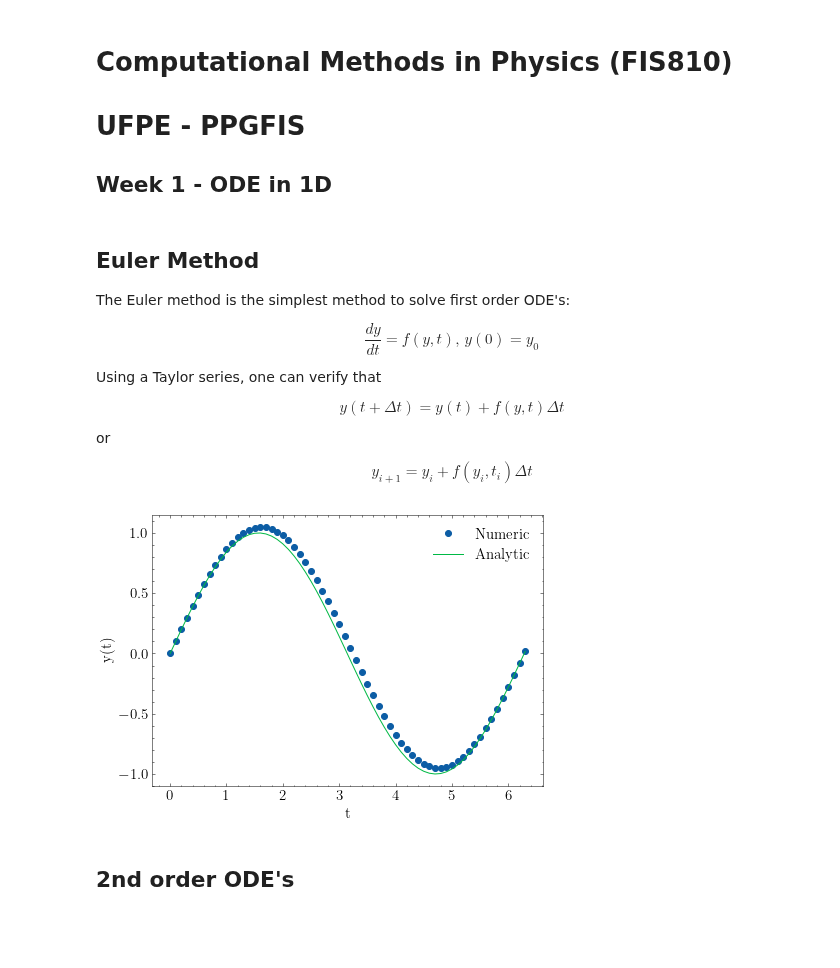
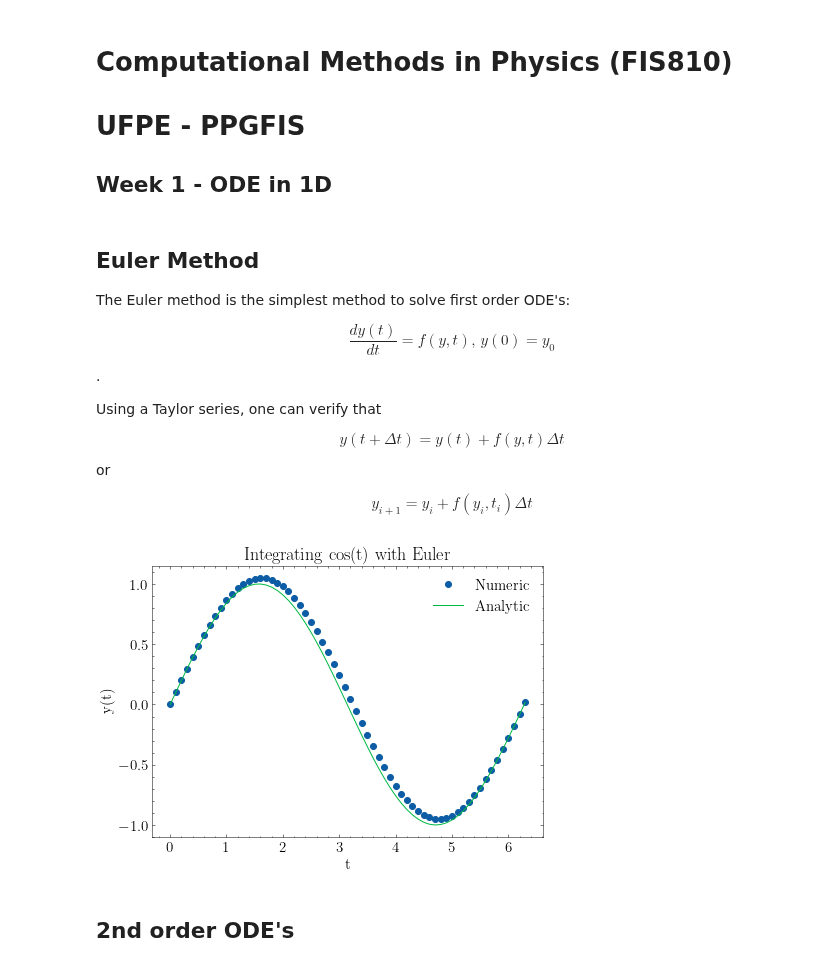
Before and after one commit to franklinzppa/fisica-computacional, a Jupyter notebook: week1.ipynb, the cells around one changed output. Drawn from its saved outputs; the diff is of its cells as text; code cells hidden in the pictures; blank space fills up the shorter version.

```diff
--- a/week1.ipynb
+++ b/week1.ipynb
@@ -20,7 +20,7 @@ plt.rcParams['text.usetex'] = True
 
 The Euler method is the simplest method to solve first order ODE's:
 
-$$\frac{dy}{dt} = f(y,t), \, y(0) = y_{0}$$
+$$\frac{dy(t)}{dt} = f(y,t), \, y(0) = y_{0}$$.
 
 Using a Taylor series, one can verify that
 
@@ -32,27 +32,28 @@ $$y_{i+1} = y_{i} + f(y_{i}, t_{i}) \Delta t$$
 # %%
 # Euler method
 
 dt = 0.1
 t = np.arange(0, 2*np.pi + dt, dt)
 N = len(t)
 y = np.zeros(N)
 y[0] = 0
 
 def f(t):
     "Integrating cos(t). We expect sin(t) as result."
     return np.cos(t)
 
 for i in range(N-1):
     y[i+1] = y[i] + f(t[i])*dt
 
 plt.plot(t, y, marker='o', linestyle='', label="Numeric")
 plt.plot(t, np.sin(t), label="Analytic")
+plt.title('Integrating cos(t) with Euler')
 plt.xlabel('t')
 plt.ylabel('y(t)')
 plt.legend()
 plt.show()
 # %% [output]
-[figure, old version]
+[figure, new version]
 # %% [markdown]
 ## 2nd order ODE's
 # %% [markdown]
```
Also changed, not shown: parts of 13 cells of this notebook.
